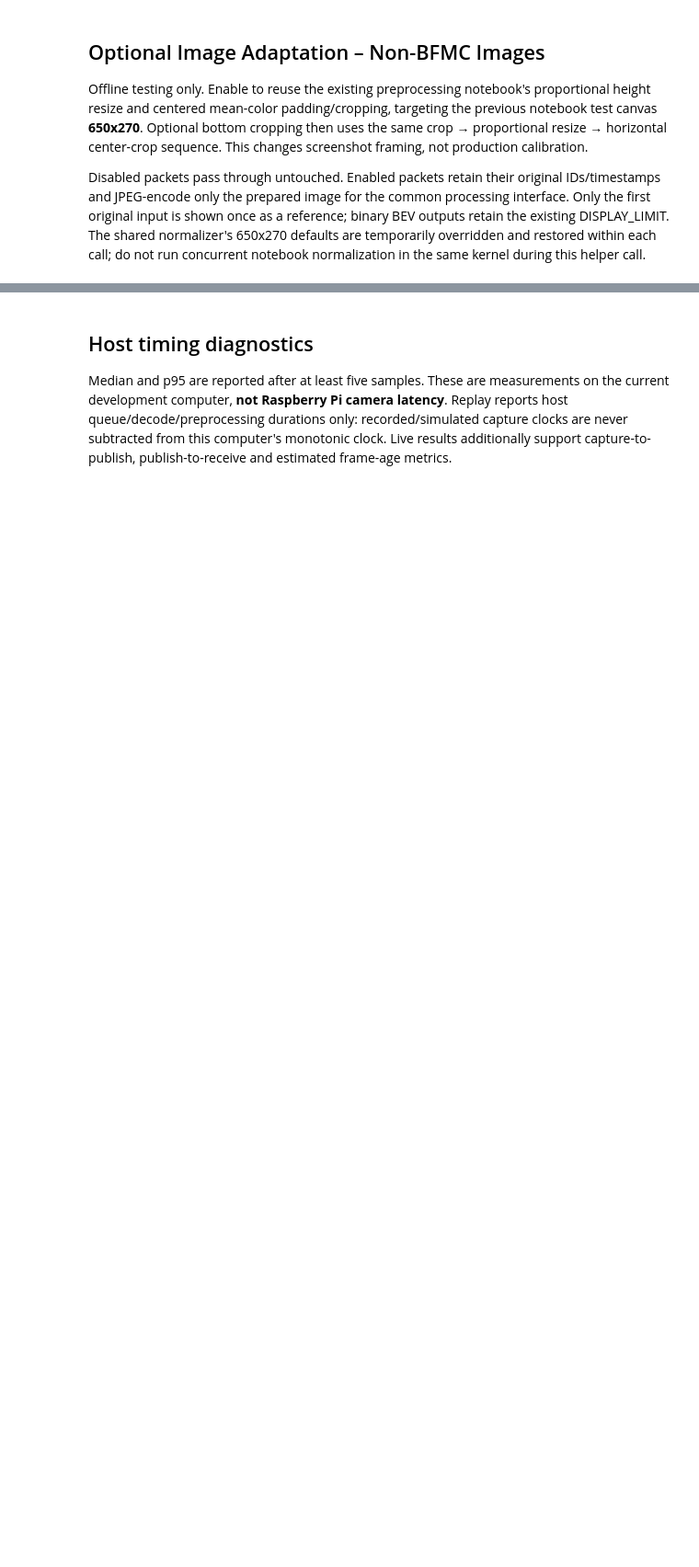
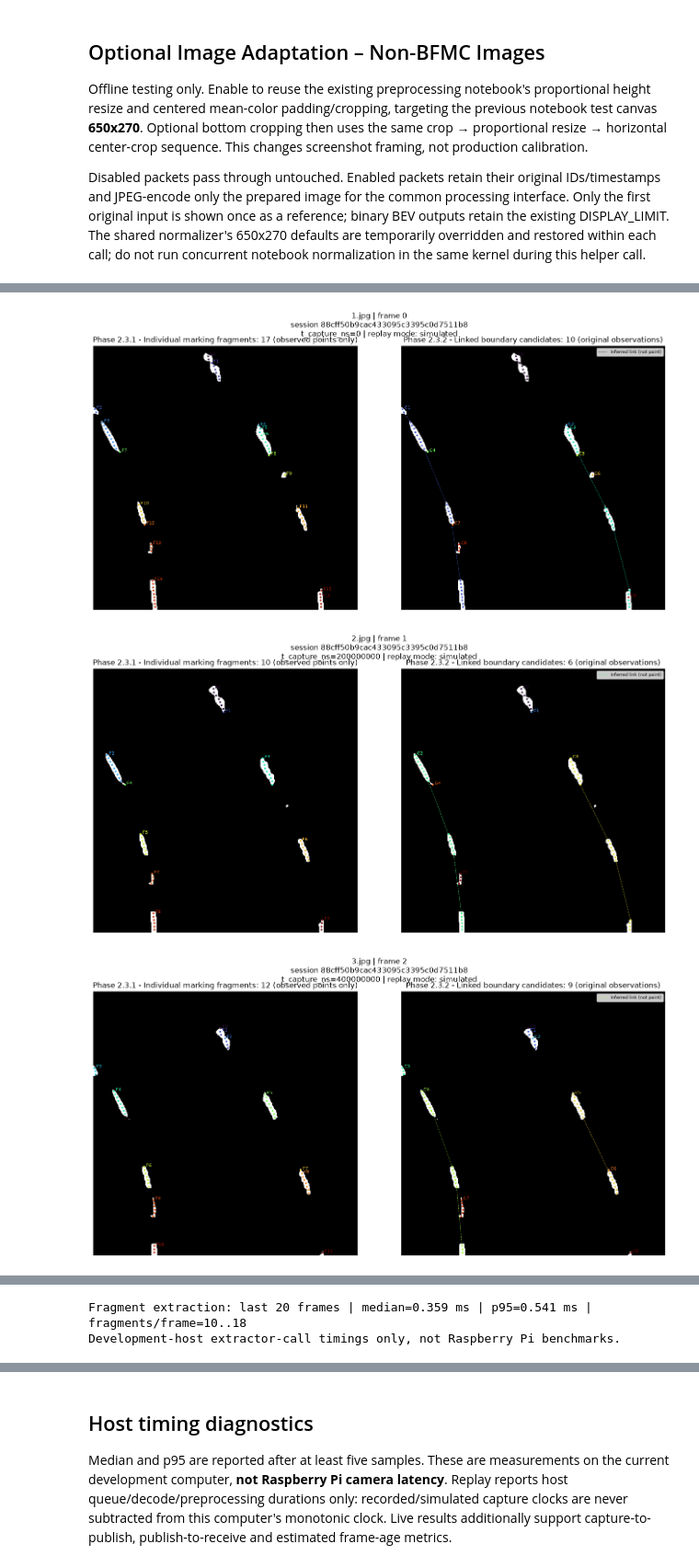
Before and after one commit to istvangalpal11/SCR_CameraBasedLaneFollower_Project, a Jupyter notebook: notebooks/02_Lane_Perception_Development.ipynb, the cells around one changed output, grey strips where cells are left out. Shown at 92% size. Drawn from its saved outputs; the diff is of its cells as text; code cells hidden in the pictures; blank space fills up the shorter version.

```diff
--- a/notebooks/02_Lane_Perception_Development.ipynb
+++ b/notebooks/02_Lane_Perception_Development.ipynb
@@ -154,0 +420,60 @@ for row in recent_metadata:
+# %%
+for fragment_frame in display_frames[:DISPLAY_LIMIT]:
+    fragment_bev = fragment_frame['binary_bev']
+    linking_bev = fragment_bev
+    frame_fragments = fragment_frame['fragments']
+    frame_candidates = fragment_frame['linked_candidates']
+    fragments_by_id = {fragment['fragment_id']: fragment for fragment in frame_fragments}
+    fig, axes = plt.subplots(1, 2, figsize=(14, 7), sharex=True, sharey=True)
+    fragment_ax, linked_ax = axes
+    fragment_ax.imshow(fragment_bev, cmap='gray', vmin=0, vmax=1)
+    fragment_colors = plt.get_cmap('turbo', max(1, len(frame_fragments)))
+    for fragment in frame_fragments:
+        points = fragment['observations']
+        color = fragment_colors(fragment['fragment_id'])
+        fragment_ax.scatter([point['x'] for point in points], [point['y'] for point in points],
+                   s=9, color=color, linewidths=0)
+        fragment_ax.text(points[0]['x'] + 3, points[0]['y'],
+                f"F{fragment['fragment_id']}", color=color, fontsize=7)
+    fragment_ax.set_title(f'Phase 2.3.1 - Individual marking fragments: {len(frame_fragments)} (observed points only)')
+    fragment_ax.axis('off')
+    linked_ax.imshow(linking_bev, cmap='gray', vmin=0, vmax=1)
+    linking_colors = plt.get_cmap('turbo', max(1, len(frame_candidates)))
+    association_label_shown = False
+    for candidate in frame_candidates:
+        points = candidate['observations']
+        color = linking_colors(candidate['candidate_id'])
+        if SHOW_FRAGMENT_LINKS:
+            for connection in candidate['links']:
+                before = fragments_by_id[connection['source_fragment_id']]['end_observation']
+                after = fragments_by_id[connection['target_fragment_id']]['start_observation']
+                linked_ax.plot([before['x'], after['x']], [before['y'], after['y']],
+                        linestyle='--', color=color, linewidth=0.8, alpha=0.65,
+                        label=None if association_label_shown else 'Inferred link (not paint)')
+                association_label_shown = True
+        linked_ax.scatter([point['x'] for point in points], [point['y'] for point in points],
+                   s=9, color=color, linewidths=0)
+        linked_ax.text(points[0]['x'] + 3, points[0]['y'],
+                f"C{candidate['candidate_id']}", color=color, fontsize=7)
+    if association_label_shown:
+        linked_ax.legend(loc='upper right', fontsize=7)
+    linked_ax.set_title(f'Phase 2.3.2 - Linked boundary candidates: {len(frame_candidates)} (original observations)')
+    linked_ax.axis('off')
+    fragment_ax.set_aspect('equal')
+    linked_ax.set_aspect('equal')
+    fig.suptitle(fragment_frame['metadata_title'])
+    fig.tight_layout()
+    plt.show()
+    plt.close(fig)
+
+if fragment_diagnostics:
+    fragment_times = [row['fragment_ms'] for row in fragment_diagnostics]
+    fragment_counts = [row['fragment_count'] for row in fragment_diagnostics]
+    print(f"Fragment extraction: last {len(fragment_times)} frames | "
+          f"median={np.median(fragment_times):.3f} ms | p95={np.percentile(fragment_times, 95):.3f} ms | "
+          f"fragments/frame={min(fragment_counts)}..{max(fragment_counts)}")
+    print('Development-host extractor-call timings only, not Raspberry Pi benchmarks.')
+# %% [output]
+[figure, added]
+[figure, added]
+[figure, added]
@@ -154,0 +487,2 @@ for row in recent_metadata:
+Fragment extraction: last 20 frames | median=0.359 ms | p95=0.541 ms | fragments/frame=10..18
+Development-host extractor-call timings only, not Raspberry Pi benchmarks.
```
Also changed, not shown: parts of 17 cells of this notebook, 24 other files.
